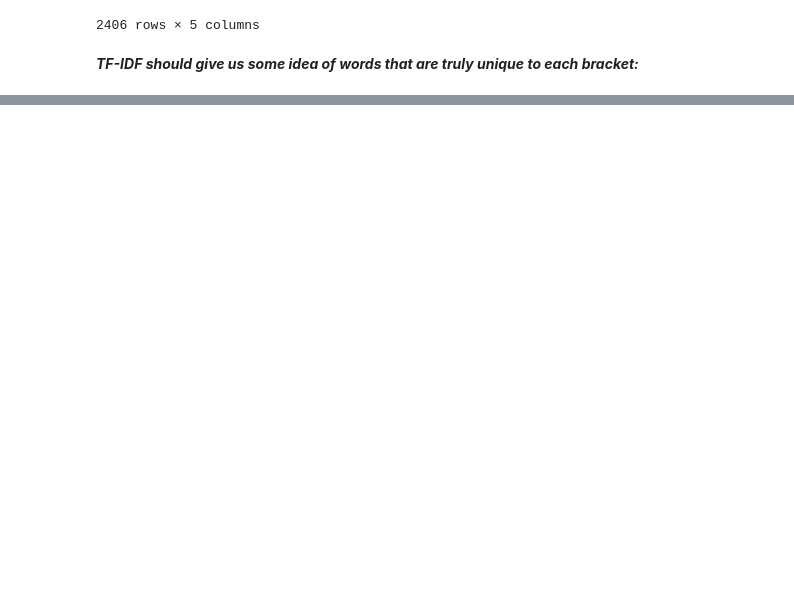
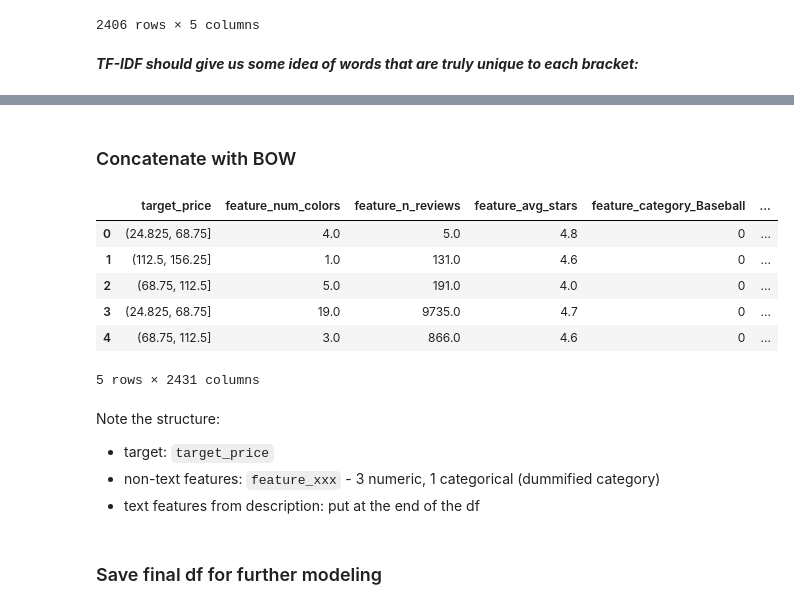
Before and after one commit to jasonkyungkim/nike_adidas_shoes, a Jupyter notebook: adidaseda.ipynb, the cells around one changed output, grey strips where cells are left out. Drawn from its saved outputs; the diff is of its cells as text; code cells hidden in the pictures; blank space fills up the shorter version.

Commit message:
final df for modeling

```diff
--- a/adidaseda.ipynb
+++ b/adidaseda.ipynb
@@ -891,0 +1006,4 @@ Name: (23.875, 250.0], dtype: float64
+# %%
+# prefix all non-text features - to distinguish from BOW words
+df_sub.columns = ['feature_' + col for col in df_sub.columns]
+df_sub.head(3)
@@ -891,0 +1015,26 @@ Name: (23.875, 250.0], dtype: float64
+# %% [markdown]
+### Concatenate with BOW
+# %%
+df_sub.reset_index(drop=True, inplace=True)
+# %%
+df_model = pd.concat([df_processed[['price']], df_sub, df_processed.drop('price', axis=1)], axis=1)
+# %%
+df_model.rename({'price': 'target_price'}, axis=1, inplace=True)
+# %%
+df_model.head()
+# %% [output]
+|  | target_price | feature_num_colors | feature_n_reviews | feature_avg_stars | feature_category_Baseball | ... |
+| 0 | (24.825, 68.75] | 4.0 | 5.0 | 4.8 | 0 | ... |
+| 1 | (112.5, 156.25] | 1.0 | 131.0 | 4.6 | 0 | ... |
+| 2 | (68.75, 112.5] | 5.0 | 191.0 | 4.0 | 0 | ... |
+| 3 | (24.825, 68.75] | 19.0 | 9735.0 | 4.7 | 0 | ... |
+| 4 | (68.75, 112.5] | 3.0 | 866.0 | 4.6 | 0 | ... |
+5 rows × 2431 columns
+# %% [markdown]
+Note the structure:
+
+- target: `target_price`
+- non-text features: `feature_xxx` - 3 numeric, 1 categorical (dummified category)
+- text features from description: put at the end of the df
+# %% [markdown]
+### Save final df for further modeling
```
Also changed, not shown: parts of 34 cells of this notebook, 3 other files.
